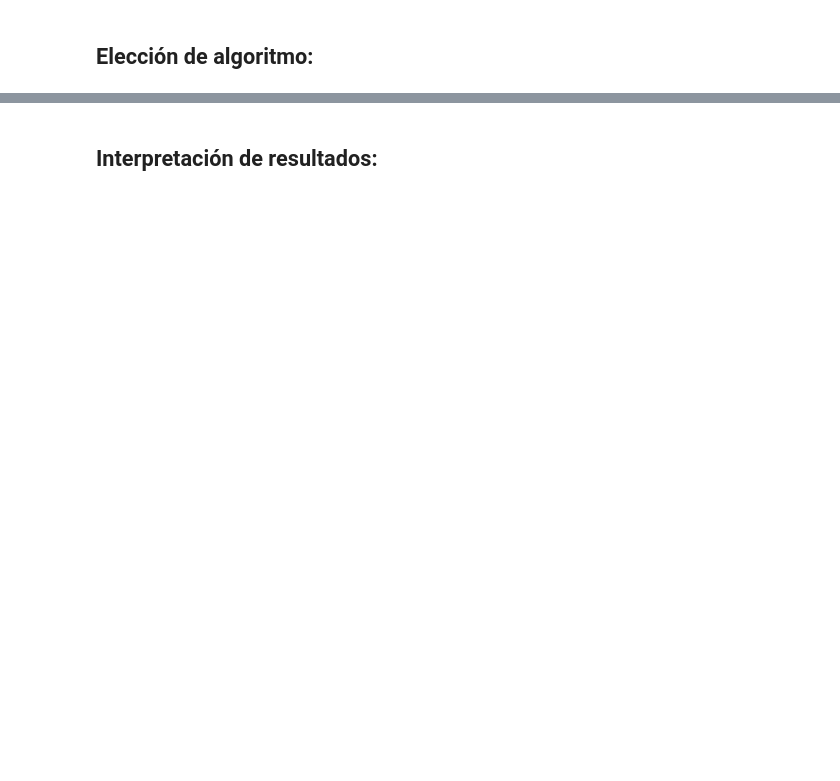
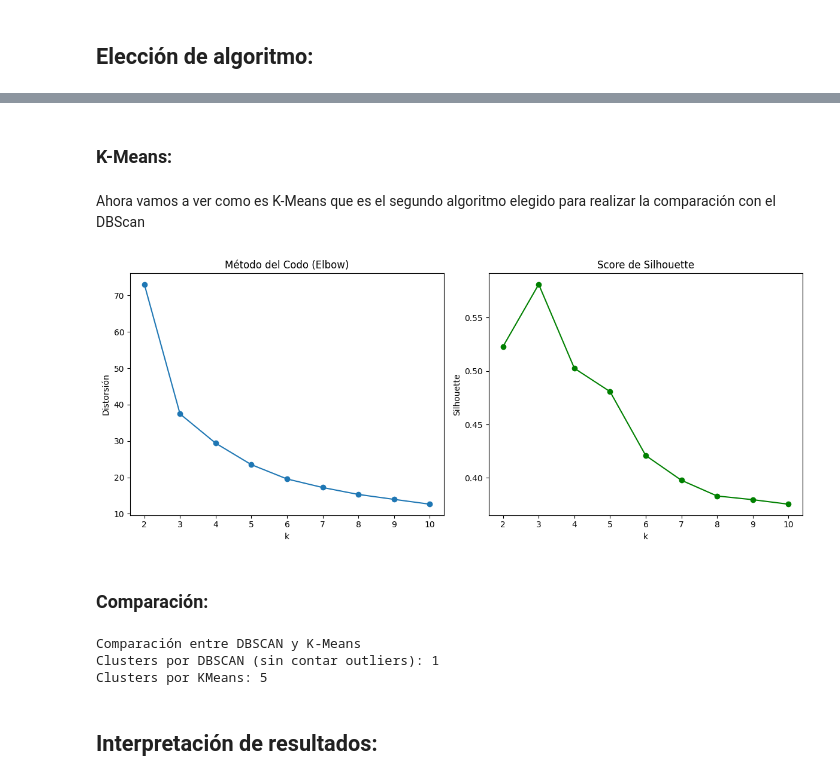
Before and after one commit to sandrabl03/Tecnicas-de-Aprendizaje-Automatico, a Jupyter notebook: trabajo_lab_2.ipynb, the cells around one changed output, grey strips where cells are left out. Cells and saved outputs as stored; diff of their text form; code cells hidden in the pictures; blank space fills up the shorter version.

```diff
--- a/trabajo_lab_2.ipynb
+++ b/trabajo_lab_2.ipynb
@@ -252,0 +425,7 @@ print(normalized_df.head())
+# %%
+for eps in eps_values:
+    db = DBSCAN(eps=eps, min_samples=minPts).fit(df_minmax)
+    labels = db.labels_
+    n_clusters = len(set(labels)) - (1 if -1 in labels else 0)
+    n_outliers = list(labels).count(-1)
+    results.append([eps, n_clusters, n_outliers])
@@ -252,0 +460,37 @@ print(normalized_df.head())
+# %% [markdown]
+### K-Means:
+# %% [markdown]
+Ahora vamos a ver como es K-Means que es el segundo algoritmo elegido para realizar la comparación con el DBScan
+# %%
+init = 'k-means++'
+max_iter = 300
+tol = 1e-4
+random_state = 42
+iterations = 10
+# %%
+distortions = []
+silhouettes = []
+k_range = range(2, 11)
+# %%
+for k in k_range:
+    km = KMeans(n_clusters=k, init=init, n_init=iterations, max_iter=max_iter,
+                tol=tol, random_state=random_state)
+    labels = km.fit_predict(X_pca)
+    distortions.append(km.inertia_)
+    silhouettes.append(metrics.silhouette_score(X_pca, labels))
+# %%
+fig, ax = plt.subplots(1, 2, figsize=(12, 5))
+ax[0].plot(k_range, distortions, marker='o')
+ax[0].set_title("Método del Codo (Elbow)")
+ax[0].set_xlabel("k")
+ax[0].set_ylabel("Distorsión")
+
+ax[1].plot(k_range, silhouettes, marker='o', color='green')
+ax[1].set_title("Score de Silhouette")
+ax[1].set_xlabel("k")
+ax[1].set_ylabel("Silhouette")
+
+plt.tight_layout()
+plt.show()
+# %% [output]
+[figure, added]
@@ -253,2 +502,12 @@ print(normalized_df.head())
+# %% [markdown]
+### Comparación:
+# %%
+print("\nComparación entre DBSCAN y K-Means")
+print("Clusters por DBSCAN (sin contar outliers):", len(set(copia['dbscan_labels'])) - (1 if -1 in copia['dbscan_labels'].values else 0))
+print("Clusters por KMeans:", k_final)
+# %% [output]
+Comparación entre DBSCAN y K-Means
+Clusters por DBSCAN (sin contar outliers): 1
+Clusters por KMeans: 5
 # %% [markdown]
 ## Interpretación de resultados:
```
Also changed, not shown: parts of 39 cells of this notebook.
